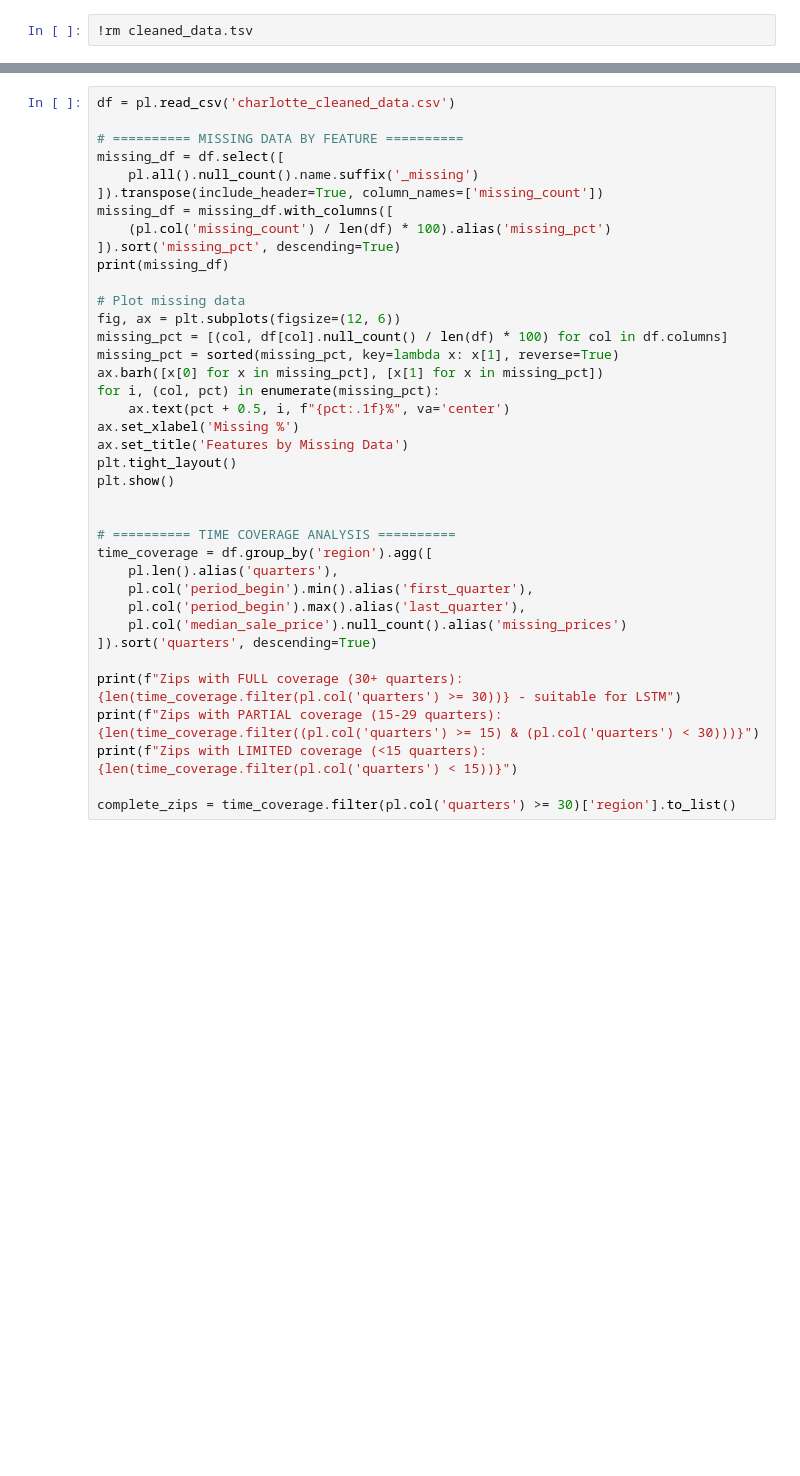
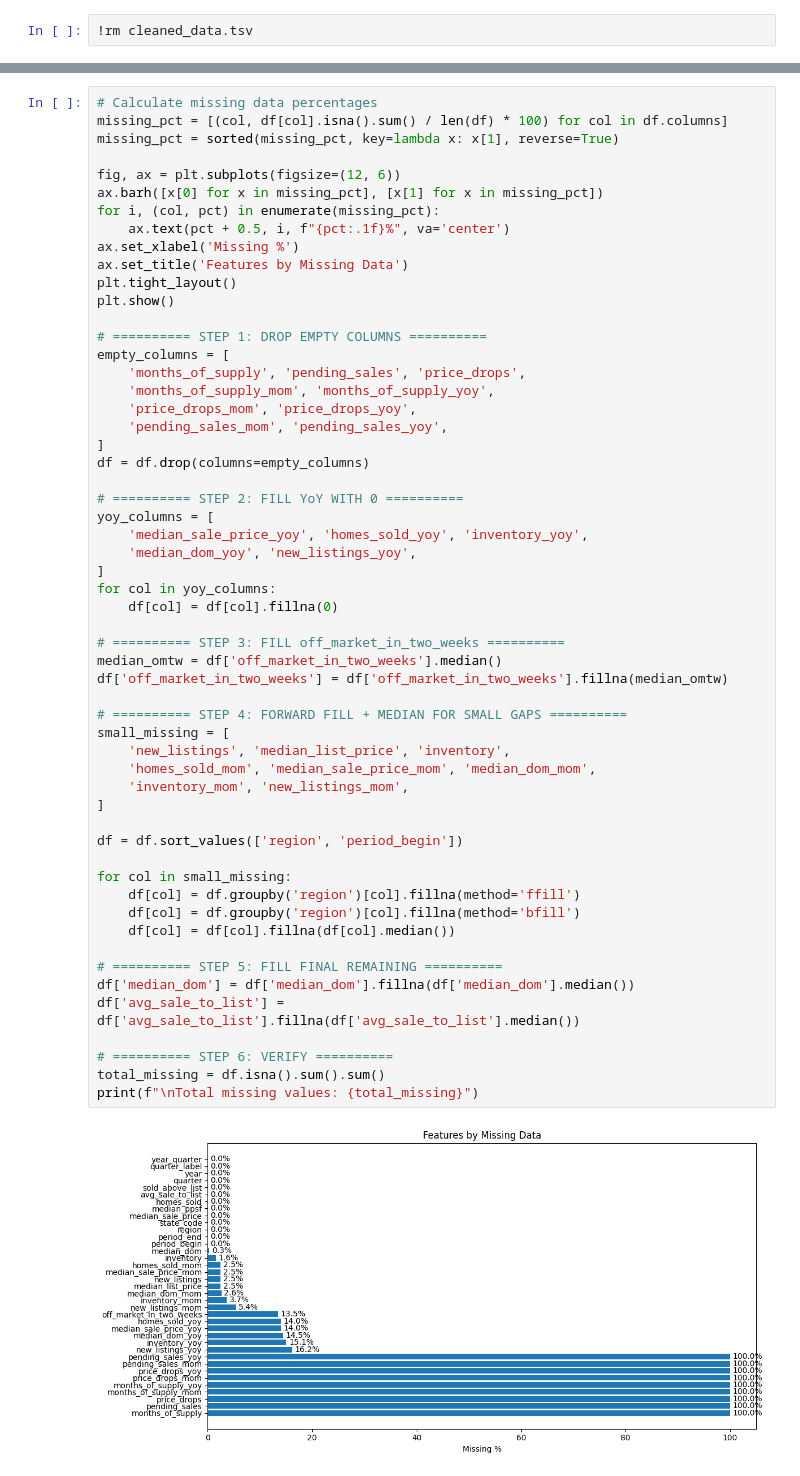
Before and after one commit to dganesh05/Real-Estate-Market-Timing-Investment-Risk-Stratification, a Jupyter notebook: project-notebook.ipynb, the cells around one changed output, grey strips where cells are left out. Cells and saved outputs as stored; diff of their text form; blank space fills up the shorter version.

```diff
--- a/project-notebook.ipynb
+++ b/project-notebook.ipynb
@@ -73,39 +147,58 @@ shape: (10, 33)
 # %%
-df = pl.read_csv('charlotte_cleaned_data.csv')
+# Calculate missing data percentages
+missing_pct = [(col, df[col].isna().sum() / len(df) * 100) for col in df.columns]
+missing_pct = sorted(missing_pct, key=lambda x: x[1], reverse=True)
 
-# ========== MISSING DATA BY FEATURE ==========
-missing_df = df.select([
-    pl.all().null_count().name.suffix('_missing')
-]).transpose(include_header=True, column_names=['missing_count'])
-missing_df = missing_df.with_columns([
-    (pl.col('missing_count') / len(df) * 100).alias('missing_pct')
-]).sort('missing_pct', descending=True)
-print(missing_df)
-
-# Plot missing data
 fig, ax = plt.subplots(figsize=(12, 6))
-missing_pct = [(col, df[col].null_count() / len(df) * 100) for col in df.columns]
-missing_pct = sorted(missing_pct, key=lambda x: x[1], reverse=True)
 ax.barh([x[0] for x in missing_pct], [x[1] for x in missing_pct])
 for i, (col, pct) in enumerate(missing_pct):
     ax.text(pct + 0.5, i, f"{pct:.1f}%", va='center')
 ax.set_xlabel('Missing %')
 ax.set_title('Features by Missing Data')
 plt.tight_layout()
 plt.show()
 
+# ========== STEP 1: DROP EMPTY COLUMNS ==========
+empty_columns = [
+    'months_of_supply', 'pending_sales', 'price_drops',
+    'months_of_supply_mom', 'months_of_supply_yoy',
+    'price_drops_mom', 'price_drops_yoy',
+    'pending_sales_mom', 'pending_sales_yoy',
+]
+df = df.drop(columns=empty_columns)
 
-# ========== TIME COVERAGE ANALYSIS ==========
-time_coverage = df.group_by('region').agg([
-    pl.len().alias('quarters'),
-    pl.col('period_begin').min().alias('first_quarter'),
-    pl.col('period_begin').max().alias('last_quarter'),
-    pl.col('median_sale_price').null_count().alias('missing_prices')
-]).sort('quarters', descending=True)
+# ========== STEP 2: FILL YoY WITH 0 ==========
+yoy_columns = [
+    'median_sale_price_yoy', 'homes_sold_yoy', 'inventory_yoy',
+    'median_dom_yoy', 'new_listings_yoy',
+]
+for col in yoy_columns:
+    df[col] = df[col].fillna(0)
 
-print(f"Zips with FULL coverage (30+ quarters): {len(time_coverage.filter(pl.col('quarters') >= 30))} - suitable for LSTM")
-print(f"Zips with PARTIAL coverage (15-29 quarters): {len(time_coverage.filter((pl.col('quarters') >= 15) & (pl.col('quarters') < 30)))}")
-print(f"Zips with LIMITED coverage (<15 quarters): {len(time_coverage.filter(pl.col('quarters') < 15))}")
+# ========== STEP 3: FILL off_market_in_two_weeks ==========
+median_omtw = df['off_market_in_two_weeks'].median()
+df['off_market_in_two_weeks'] = df['off_market_in_two_weeks'].fillna(median_omtw)
 
-complete_zips = time_coverage.filter(pl.col('quarters') >= 30)['region'].to_list()
+# ========== STEP 4: FORWARD FILL + MEDIAN FOR SMALL GAPS ==========
+small_missing = [
+    'new_listings', 'median_list_price', 'inventory',
+    'homes_sold_mom', 'median_sale_price_mom', 'median_dom_mom',
+    'inventory_mom', 'new_listings_mom',
+]
+
+df = df.sort_values(['region', 'period_begin'])
+
+for col in small_missing:
+    df[col] = df.groupby('region')[col].fillna(method='ffill')
+    df[col] = df.groupby('region')[col].fillna(method='bfill')
+    df[col] = df[col].fillna(df[col].median())
+
+# ========== STEP 5: FILL FINAL REMAINING ==========
+df['median_dom'] = df['median_dom'].fillna(df['median_dom'].median())
+df['avg_sale_to_list'] = df['avg_sale_to_list'].fillna(df['avg_sale_to_list'].median())
+
+# ========== STEP 6: VERIFY ==========
+total_missing = df.isna().sum().sum()
+print(f"\nTotal missing values: {total_missing}")
 # %% [output]
+[figure, new version]
```
Also changed, not shown: parts of 36 cells of this notebook.
